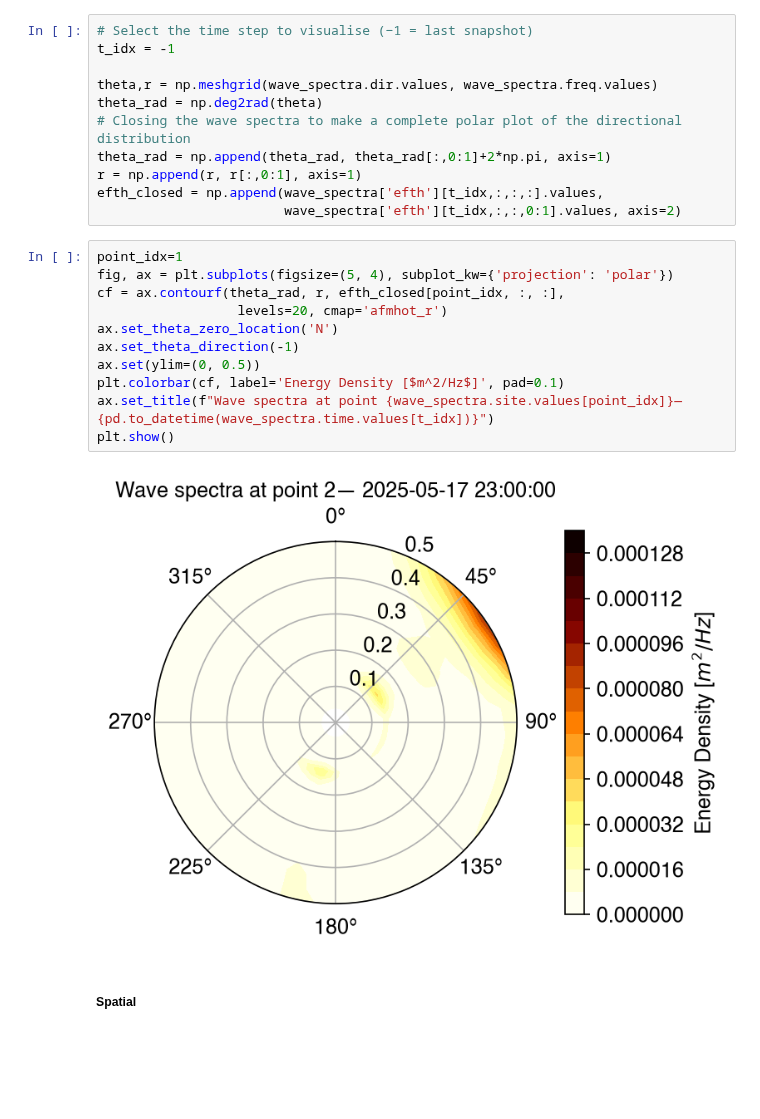
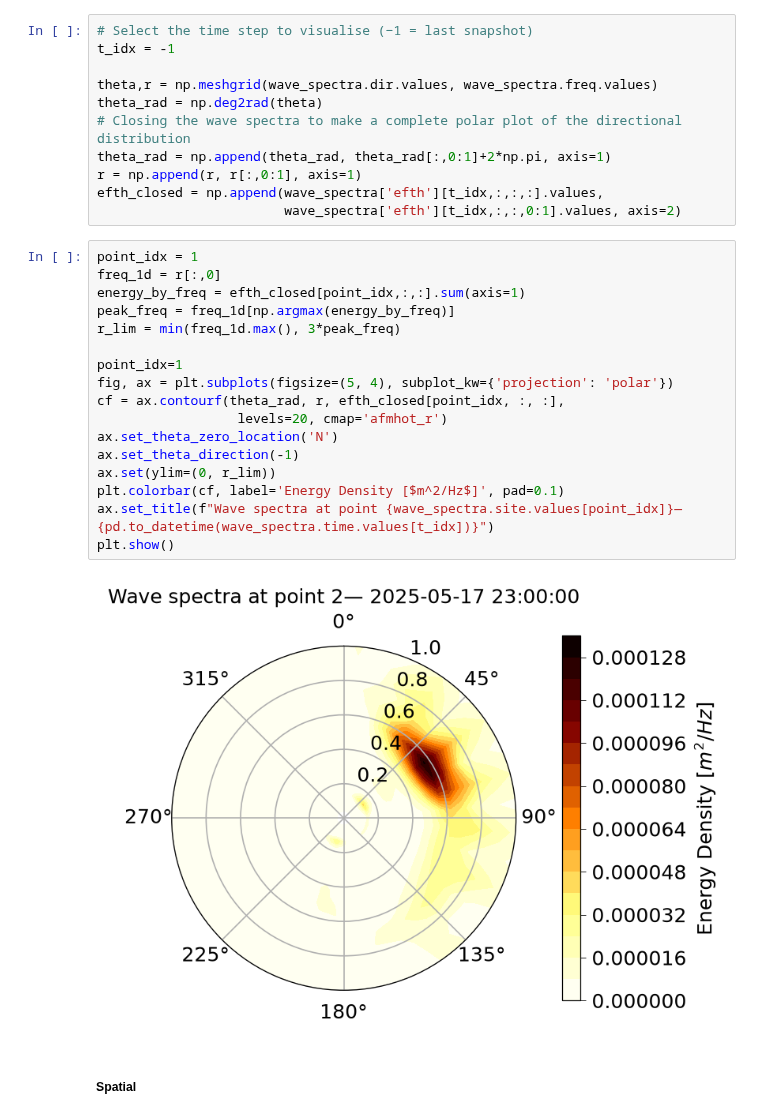
Before and after one commit to oceanicos/oceanicospy, a Jupyter notebook: examples/oceanicospy_workflow.ipynb, the cells around one changed output. Drawn from its saved outputs; the diff is of its cells as text; blank space fills up the shorter version.

```diff
--- a/examples/oceanicospy_workflow.ipynb
+++ b/examples/oceanicospy_workflow.ipynb
@@ -797,18 +823,24 @@ r = np.append(r, r[:,0:1], axis=1)
 efth_closed = np.append(wave_spectra['efth'][t_idx,:,:,:].values,
                         wave_spectra['efth'][t_idx,:,:,0:1].values, axis=2)
 # %%
+point_idx = 1
+freq_1d = r[:,0]
+energy_by_freq = efth_closed[point_idx,:,:].sum(axis=1)
+peak_freq = freq_1d[np.argmax(energy_by_freq)]
+r_lim = min(freq_1d.max(), 3*peak_freq)
+
 point_idx=1
 fig, ax = plt.subplots(figsize=(5, 4), subplot_kw={'projection': 'polar'})
 cf = ax.contourf(theta_rad, r, efth_closed[point_idx, :, :],
                   levels=20, cmap='afmhot_r')
 ax.set_theta_zero_location('N')
 ax.set_theta_direction(-1)
-ax.set(ylim=(0, 0.5))
+ax.set(ylim=(0, r_lim))
 plt.colorbar(cf, label='Energy Density [$m^2/Hz$]', pad=0.1)
 ax.set_title(f"Wave spectra at point {wave_spectra.site.values[point_idx]}— {pd.to_datetime(wave_spectra.time.values[t_idx])}")
 plt.show()
 # %% [output]
-[figure, old version]
+[figure, new version]
 # %% [markdown]
 ##### Spatial
 # %%
```
Also changed, not shown: parts of 3 cells of this notebook, 1 other file.
